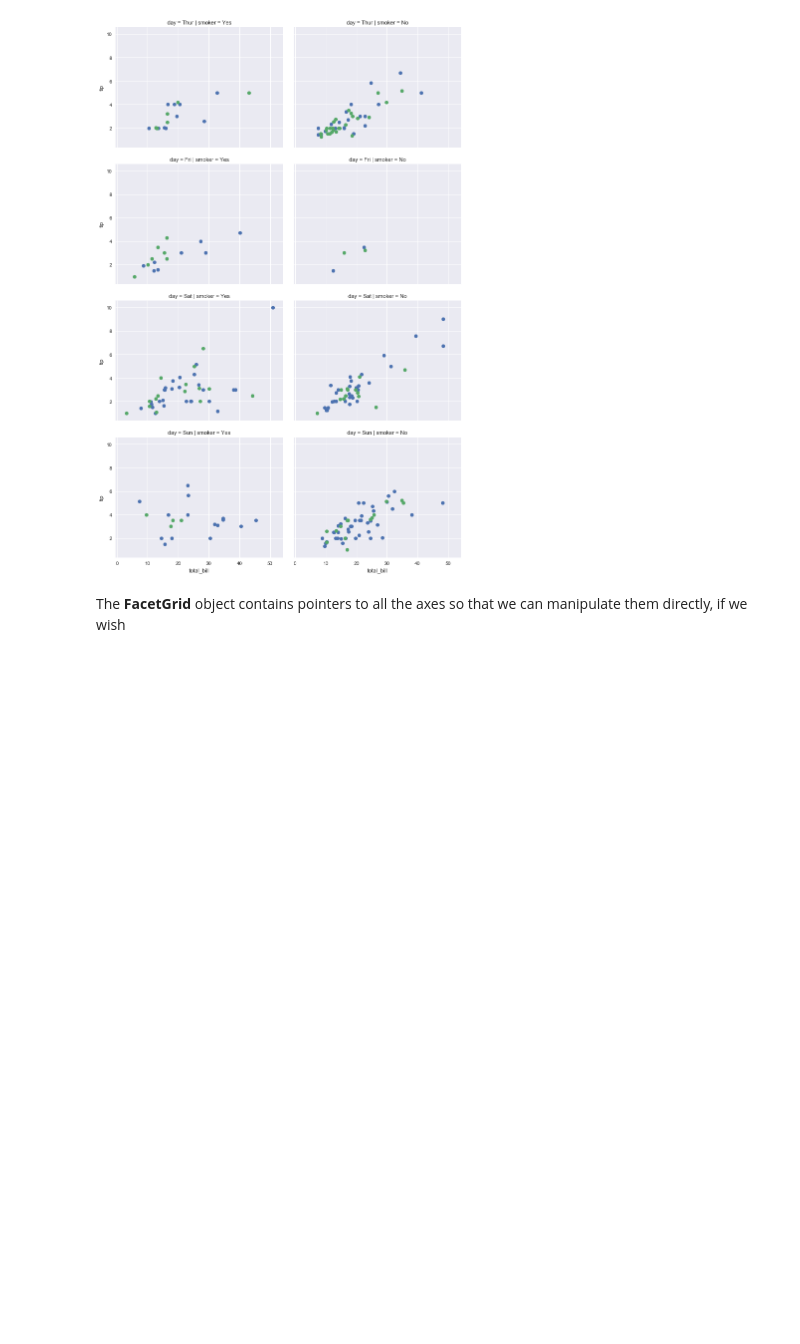
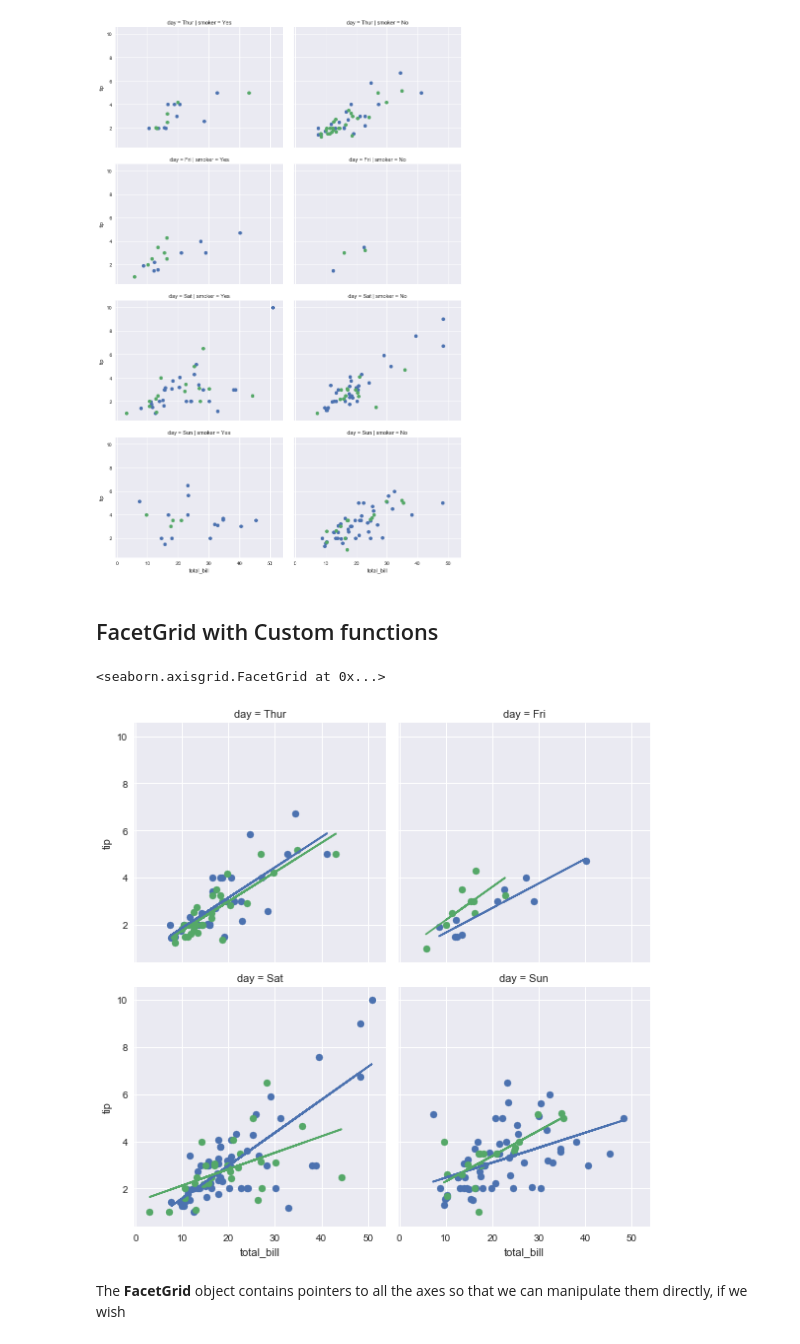
Before and after one commit to DataForScience/DataViz, a Jupyter notebook: 4. Seaborn.ipynb, the cells around one changed output. Saved outputs shown, nothing was run; the diff lists cells and outputs as text; code cells hidden in the pictures; blank space fills up the shorter version.

Commit message:
Updated Seaborn section

```diff
--- a/4. Seaborn.ipynb
+++ b/4. Seaborn.ipynb
@@ -211,6 +196,22 @@ fg.map(plt.scatter, "total_bill", "tip")
 plt.gcf().set_size_inches(11, 16)
 # %% [output]
 [figure]
+# %% [markdown]
+## FacetGrid with Custom functions
+# %%
+def regression(x, y, **kwargs):
+    ax = plt.gca()
+    lm = LinearRegression()
+    lm.fit(x.values.reshape(-1, 1), y.values.reshape(-1, 1))
+
+    ax.scatter(x, y, c=[kwargs['color']])
+    ax.plot(x, lm.predict(x.values.reshape(-1, 1)), c=kwargs['color'])
+# %%
+fg = sns.FacetGrid(tips, col="day", hue='sex', height=4, col_wrap=2)
+fg.map(regression, "total_bill", "tip")
+# %% [output]
+<seaborn.axisgrid.FacetGrid at 0x...>
+[figure, added]
 # %% [markdown]
 The **FacetGrid** object contains pointers to all the axes so that we can manipulate them directly, if we wish
 # %%
```
Also changed, not shown: parts of 29 cells of this notebook.
